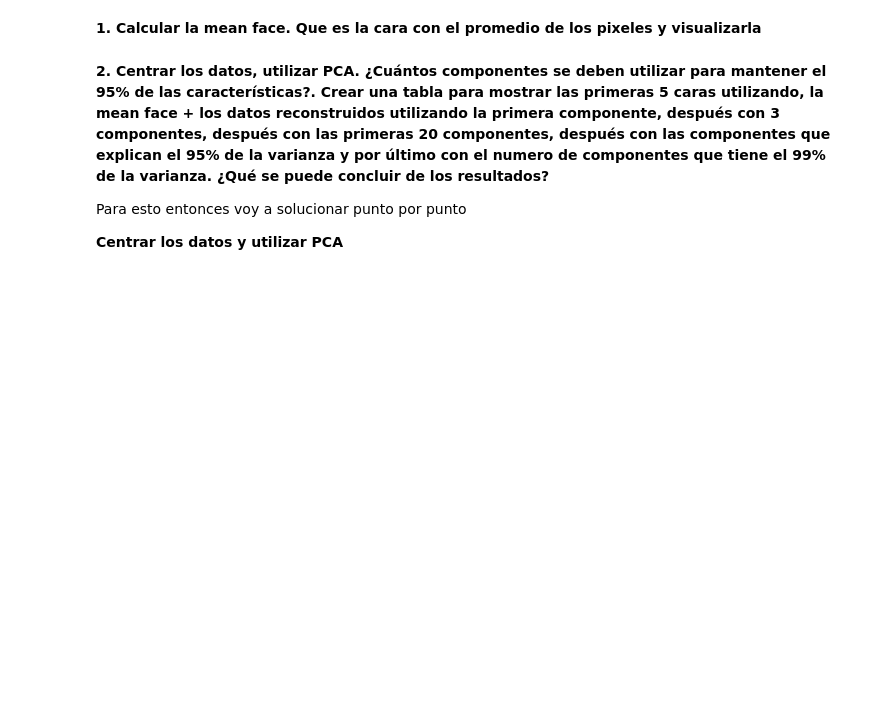
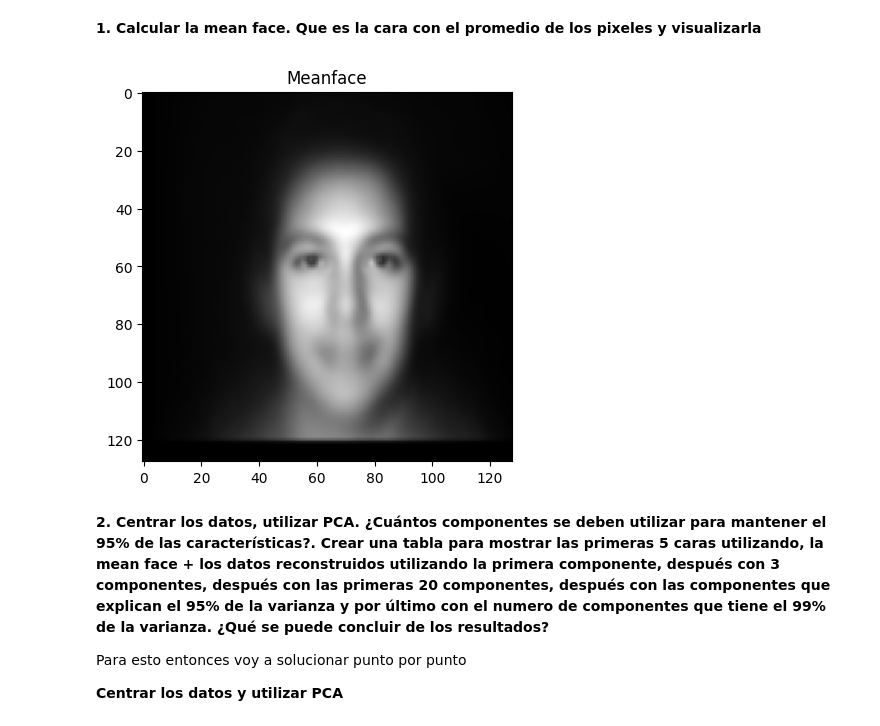
Before and after one commit to Joskmy/Estadistica3, a Jupyter notebook: Tarea1/src/tarea1.ipynb, the cells around one changed output. Saved outputs shown, nothing was run; the diff lists cells and outputs as text; code cells hidden in the pictures; blank space fills up the shorter version.

```diff
--- a/Tarea1/src/tarea1.ipynb
+++ b/Tarea1/src/tarea1.ipynb
@@ -395,3 +626,70 @@ plt.show()
+# %%
+# Ruta de las imágenes
+d_name = 'data/faces/rawdata'
+
+# Cargar las imágenes de entrenamiento
+def cargar_imagenes_entrenamiento(folder, lista_entrenamiento):
+    X = []
+    # Convertir la lista de números de entrenamiento a cadenas para comparar con los nombres de archivo
+    nombres_entrenamiento = set(str(img_id) for img_id in lista_entrenamiento)
+
+    for nfile in os.listdir(folder):
+        if nfile in nombres_entrenamiento:  # Solo cargar imágenes que estén en la lista de entrenamiento
+            try:
+                with open(os.path.join(folder, nfile), "rb") as f:
+                    bytesRead = f.read()
+                    img = Image.frombytes('L', (128, 128), bytesRead)
+                    X.append(np.array(img).flatten())  # Convertir a array 1D
+            except Exception as e:
+                print(f"Error al cargar la imagen {nfile}: {e}")
+
+    return np.array(X)
+
+# Paso 2: Mostrar imágenes
+def plotOneImage(data, label="Image 1", ax=None):
+    fnShape = lambda X: X.reshape(128, 128)
+    fig = None
+    if ax is None:
+        fig, ax = plt.subplots(1, 1, constrained_layout=True)
+    ax.imshow(fnShape(data), cmap='gray')
+    ax.set_title(label=label)
+    return fig, ax
+
+def plotThreeImages(data, ix1, ix2, ix3):
+    fnShape = lambda X: X.reshape(128, 128)
+    fig, ax = plt.subplots(1, 3, constrained_layout=True)
+    ax[0].imshow(fnShape(data[ix1]), cmap='gray')
+    ax[0].set_title(f"Image {ix1}")
+    ax[1].imshow(fnShape(data[ix2]), cmap='gray')
+    ax[1].set_title(f"Image {ix2}")
+    ax[2].imshow(fnShape(data[ix3]), cmap='gray')
+    ax[2].set_title(f"Image {ix3}")
+    plt.show()
+
+# Calcular la meanface (cara promedio)
+def calcular_meanface(imagenes):
+    # Calcular el promedio a lo largo del eje 0 (promedio de cada pixel)
+    meanface = np.mean(imagenes, axis=0)
+    return meanface
+
+# Mostrar la meanface
+def mostrar_meanface(meanface):
+    fnShape = lambda X: X.reshape(128, 128)
+    plt.imshow(fnShape(meanface), cmap='gray')
+    plt.title("Meanface")
+    plt.show()
+
+#cargar imaganes
+images = cargar_imagenes_entrenamiento(d_name, entrenamiento)
+
+# Mostrar algunas imágenes
+# plotThreeImages(images, 1, 2, 3)
+
+# Calcular y mostrar la meanface
+meanface = calcular_meanface(images)
+mostrar_meanface(meanface)
+# %% [output]
+[figure, added]
 # %% [markdown]
 **2. Centrar los datos, utilizar PCA. ¿Cuántos componentes se deben utilizar para mantener el 95% de las características?. Crear una tabla para mostrar las primeras 5 caras utilizando, la mean face + los datos reconstruidos utilizando la primera componente, después con 3 componentes, después con las primeras 20 componentes, después con las componentes que explican el 95% de la varianza y por último con el numero de componentes que tiene el 99% de la varianza. ¿Qué se puede concluir de los resultados?**
 
```
Also changed, not shown: parts of 32 cells of this notebook, 8 other files.
